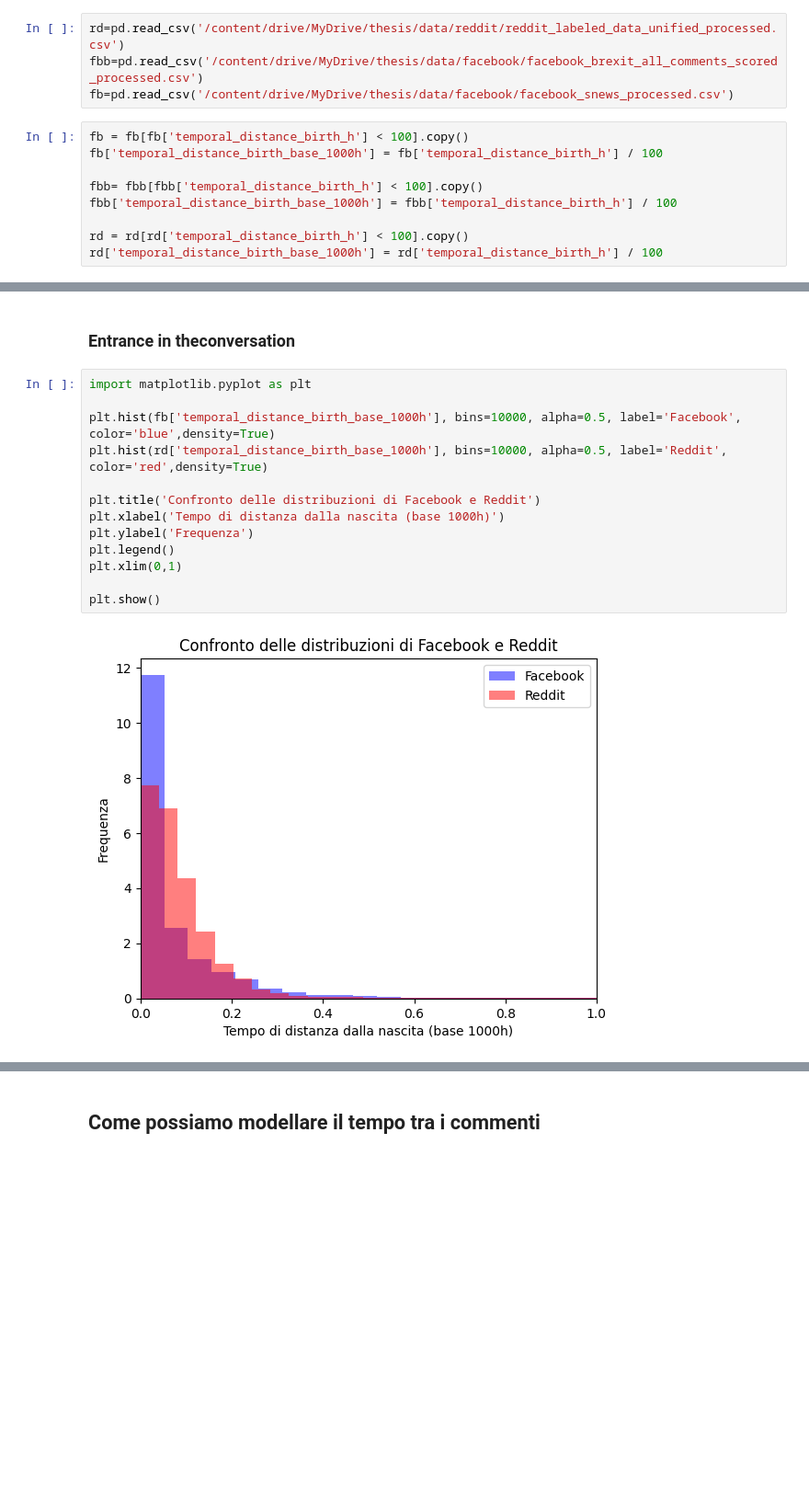
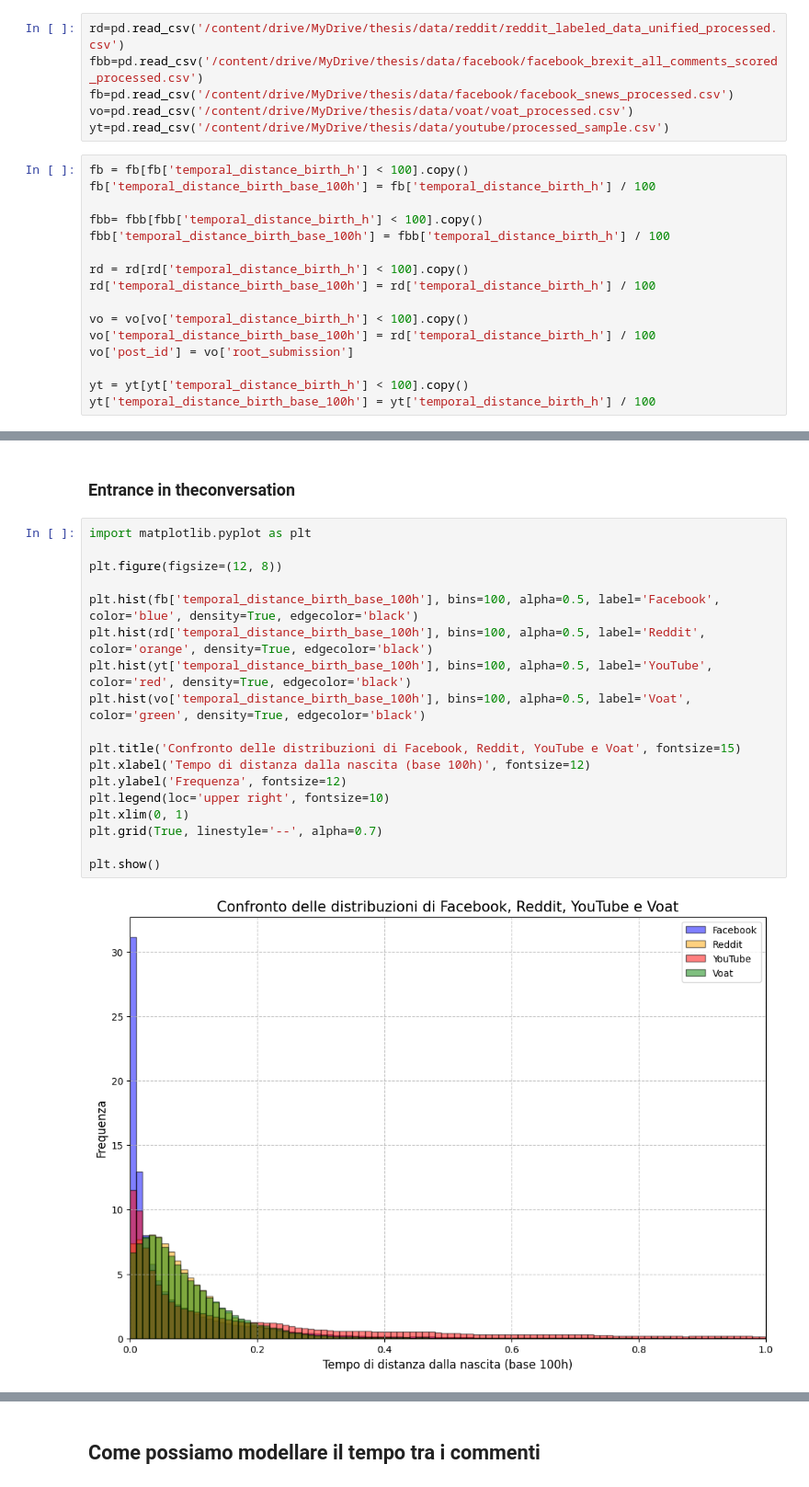
Before and after one commit to jacoponudo/Conversation_dynamics, a Jupyter notebook: src/HWK/Model.ipynb, the cells around one changed output, grey strips where cells are left out. Shown at 92% size. Saved outputs shown, nothing was run; the diff lists cells and outputs as text; blank space fills up the shorter version.

```diff
--- a/src/HWK/Model.ipynb
+++ b/src/HWK/Model.ipynb
@@ -203,15 +203,24 @@ TypeError: read_table() got an unexpected keyword argument 'usecols'
 rd=pd.read_csv('/content/drive/MyDrive/thesis/data/reddit/reddit_labeled_data_unified_processed.csv')
 fbb=pd.read_csv('/content/drive/MyDrive/thesis/data/facebook/facebook_brexit_all_comments_scored_processed.csv')
 fb=pd.read_csv('/content/drive/MyDrive/thesis/data/facebook/facebook_snews_processed.csv')
+vo=pd.read_csv('/content/drive/MyDrive/thesis/data/voat/voat_processed.csv')
+yt=pd.read_csv('/content/drive/MyDrive/thesis/data/youtube/processed_sample.csv')
 # %%
 fb = fb[fb['temporal_distance_birth_h'] < 100].copy()
-fb['temporal_distance_birth_base_1000h'] = fb['temporal_distance_birth_h'] / 100
+fb['temporal_distance_birth_base_100h'] = fb['temporal_distance_birth_h'] / 100
 
 fbb= fbb[fbb['temporal_distance_birth_h'] < 100].copy()
-fbb['temporal_distance_birth_base_1000h'] = fbb['temporal_distance_birth_h'] / 100
+fbb['temporal_distance_birth_base_100h'] = fbb['temporal_distance_birth_h'] / 100
 
 rd = rd[rd['temporal_distance_birth_h'] < 100].copy()
-rd['temporal_distance_birth_base_1000h'] = rd['temporal_distance_birth_h'] / 100
+rd['temporal_distance_birth_base_100h'] = rd['temporal_distance_birth_h'] / 100
+
+vo = vo[vo['temporal_distance_birth_h'] < 100].copy()
+vo['temporal_distance_birth_base_100h'] = rd['temporal_distance_birth_h'] / 100
+vo['post_id'] = vo['root_submission']
+
+yt = yt[yt['temporal_distance_birth_h'] < 100].copy()
+yt['temporal_distance_birth_base_100h'] = yt['temporal_distance_birth_h'] / 100
 # %%
 
 time_intervals = np.arange(0, 1, 0.01)  # Utilizzo di np.arange per intervalli decimali
@@ -236,18 +251,23 @@ plot_ECDF(df,level=95)
 # %%
 import matplotlib.pyplot as plt
 
-plt.hist(fb['temporal_distance_birth_base_1000h'], bins=10000, alpha=0.5, label='Facebook', color='blue',density=True)
-plt.hist(rd['temporal_distance_birth_base_1000h'], bins=10000, alpha=0.5, label='Reddit', color='red',density=True)
+plt.figure(figsize=(12, 8))
 
-plt.title('Confronto delle distribuzioni di Facebook e Reddit')
-plt.xlabel('Tempo di distanza dalla nascita (base 1000h)')
-plt.ylabel('Frequenza')
-plt.legend()
-plt.xlim(0,1)
+plt.hist(fb['temporal_distance_birth_base_100h'], bins=100, alpha=0.5, label='Facebook', color='blue', density=True, edgecolor='black')
+plt.hist(rd['temporal_distance_birth_base_100h'], bins=100, alpha=0.5, label='Reddit', color='orange', density=True, edgecolor='black')
+plt.hist(yt['temporal_distance_birth_base_100h'], bins=100, alpha=0.5, label='YouTube', color='red', density=True, edgecolor='black')
+plt.hist(vo['temporal_distance_birth_base_100h'], bins=100, alpha=0.5, label='Voat', color='green', density=True, edgecolor='black')
+
+plt.title('Confronto delle distribuzioni di Facebook, Reddit, YouTube e Voat', fontsize=15)
+plt.xlabel('Tempo di distanza dalla nascita (base 100h)', fontsize=12)
+plt.ylabel('Frequenza', fontsize=12)
+plt.legend(loc='upper right', fontsize=10)
+plt.xlim(0, 1)
+plt.grid(True, linestyle='--', alpha=0.7)
 
 plt.show()
 # %% [output]
-[figure, old version]
+[figure, new version]
 # %%
 import numpy as np
 import matplotlib.pyplot as plt
```
Also changed, not shown: parts of 24 cells of this notebook.
